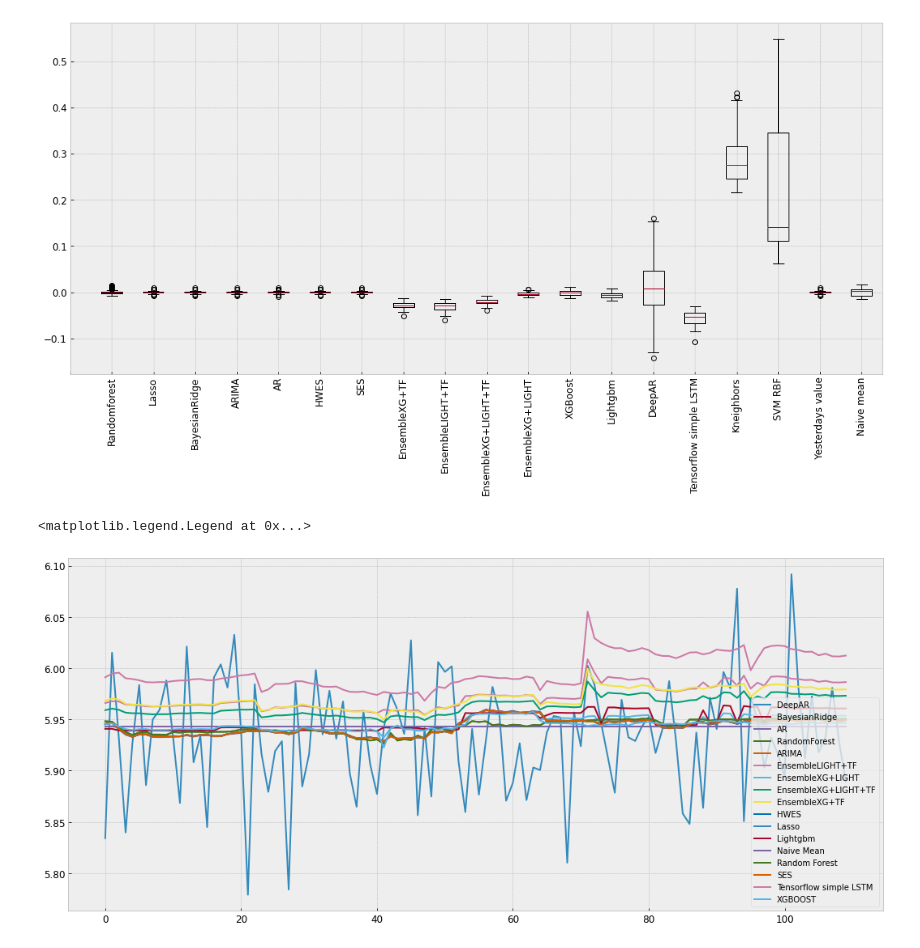
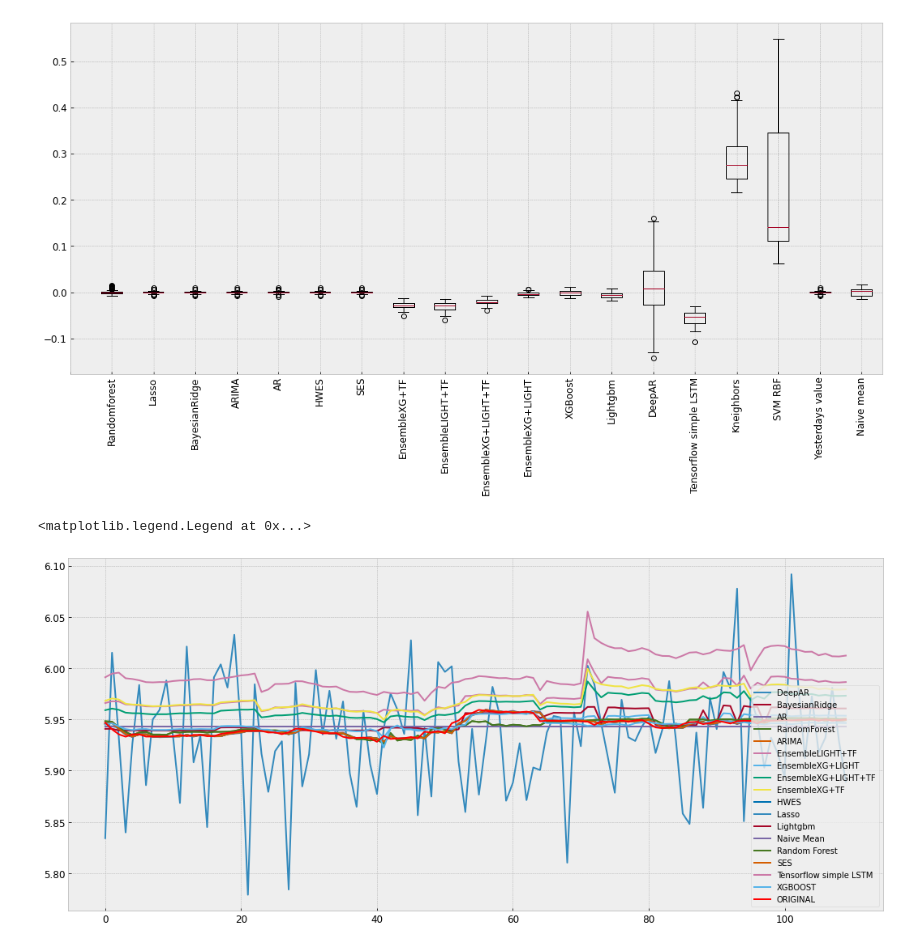
Before and after one commit to aburak256/Currency-with-Twitter, a Jupyter notebook: Results.ipynb, the cells around one changed output. Cells and saved outputs as stored; diff of their text form; code cells hidden in the pictures.

Commit message:
Updated Predictions Graph

```diff
--- a/Results.ipynb
+++ b/Results.ipynb
@@ -45,22 +45,23 @@ pass
 # %%
 plt.plot(predictionsDict['DeepAR'], label='DeepAR')
 plt.plot(predictionsDict['BayesianRidge'],label='BayesianRidge')
 plt.plot(predictionsDict['AR'],label='AR')
 plt.plot(predictionsDict['Randomforest'],label='RandomForest')
 plt.plot(predictionsDict['ARIMA'], label='ARIMA')
 plt.plot(predictionsDict['EnsembleLIGHT+TF'], label='EnsembleLIGHT+TF')
 plt.plot(predictionsDict['EnsembleXG+LIGHT'], label='EnsembleXG+LIGHT')
 plt.plot(predictionsDict['EnsembleXG+LIGHT+TF'],label='EnsembleXG+LIGHT+TF')
 plt.plot(predictionsDict['EnsembleXG+TF'], label='EnsembleXG+TF')
 plt.plot(predictionsDict['HWES'], label='HWES')
 plt.plot(predictionsDict['Lasso'], label='Lasso')
 plt.plot(predictionsDict['Lightgbm'], label='Lightgbm')
 plt.plot(predictionsDict['Naive mean'], label='Naive Mean')
 plt.plot(predictionsDict['Randomforest'], label='Random Forest')
 plt.plot(predictionsDict['SES'], label='SES')
 plt.plot(predictionsDict['Tensorflow simple LSTM'], label='Tensorflow simple LSTM')
 plt.plot(predictionsDict['XGBoost'], label='XGBOOST')
+plt.plot(predictionsDict['ORIGINAL'], color ='red' , label = 'ORIGINAL')
 plt.legend()
 # %% [output]
 <matplotlib.legend.Legend at 0x...>
-[figure, old version]
+[figure, new version]
```
